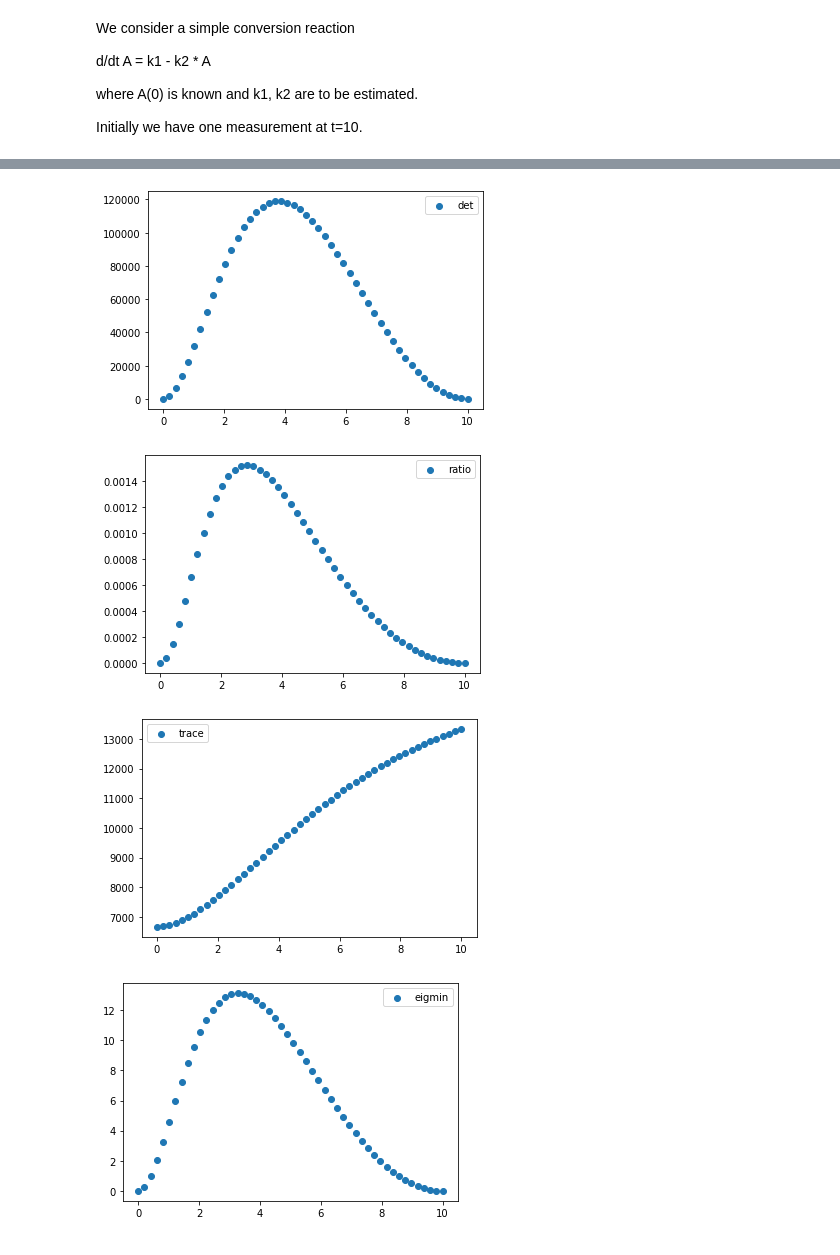
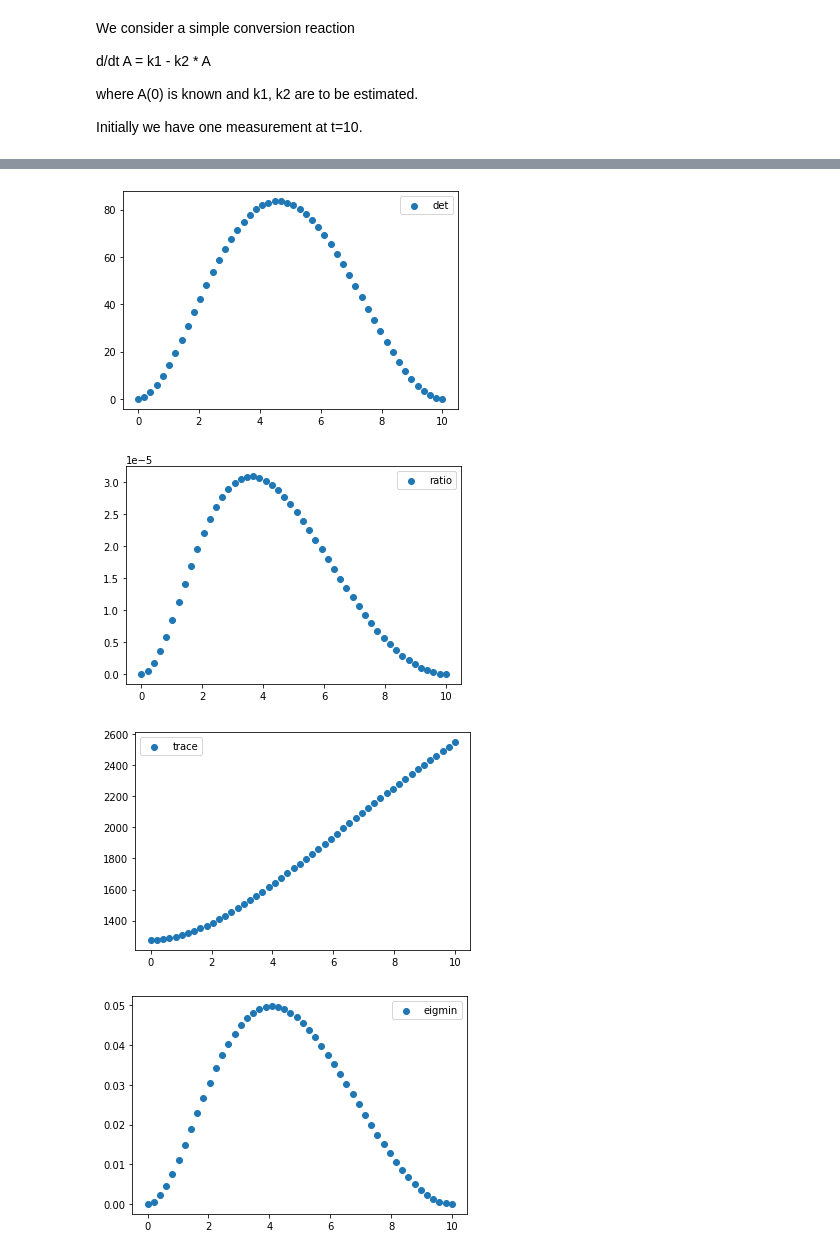
Before and after one commit to ICB-DCM/pyPESTO, a Jupyter notebook: doc/example/optdesign/example.ipynb, the cells around one changed output, grey strips where cells are left out. Saved outputs shown, nothing was run; the diff lists cells and outputs as text; code cells hidden in the pictures.

```diff
--- a/doc/example/optdesign/example.ipynb
+++ b/doc/example/optdesign/example.ipynb
@@ -70,19 +72,25 @@ plt.legend()
 # %%
 # create list of possible new measurement times to test
 
-problem_list = []
-grid = np.linspace(0,10,50)
+n_experiments = 50
+experiment_list = []
+grid = np.linspace(0,10,n_experiments)
 for index, time  in enumerate(grid):
     dict = {'id': index,
-     'condition_df': ['c1'],
-     'observable_df': None,
-     'measurement_df': ['obs_a', 'c1', time, float('NaN'), 0.02]}
-    problem_list.append(dict)
+            'condition_df': None,
+            'observable_df': None,
+            'measurement_df': pd.DataFrame([['obs_a', 'c0', time, float('NaN'), 0.02]],
+                                           columns=petab_problem.measurement_df.columns)}
+
+    experiment_list.append(dict)
 # %%
 # create problem
 
-design_problem = optdesign.DesignProblem(problem_list=problem_list, n_optimize_runs=10, n_cond_to_add=1, problem=problem,
-                                         petab_problem=importer.petab_problem, model=problem.objective.amici_model, result=result)
+design_problem = optdesign.DesignProblem(experiment_list=experiment_list,
+                                         problem=problem,
+                                         petab_problem=importer.petab_problem,
+                                         model=problem.objective.amici_model,
+                                         result=result)
 # %%
 # Consider the eigenvalues of the initial setting
 
@@ -105,21 +114,34 @@ Parameters obtained from history and optimizer do not match: [-1.32245783 -0.976
 # %%
 # visualise the criteria values at different time points
 import matplotlib.pyplot as plt
 
 plt.scatter(grid, design_result.get_criteria_values('det'), label='det')
 plt.legend()
 plt.show()
 plt.scatter(grid, design_result.get_criteria_values('ratio'), label='ratio')
 plt.legend()
 plt.show()
 plt.scatter(grid, design_result.get_criteria_values('trace'), label='trace')
 plt.legend()
 plt.show()
 plt.scatter(grid, design_result.get_criteria_values('eigmin'), label='eigmin')
 plt.legend()
 plt.show()
+if design_problem.const_for_hess is not None:
+    plt.scatter(grid, design_result.get_criteria_values('det_modified'), label='det_modified')
+    plt.legend()
+    plt.show()
+    plt.scatter(grid, design_result.get_criteria_values('ratio_modified'), label='ratio_modified')
+    plt.legend()
+    plt.show()
+    plt.scatter(grid, design_result.get_criteria_values('trace_modified'), label='trace_modified')
+    plt.legend()
+    plt.show()
+    plt.scatter(grid, design_result.get_criteria_values('eigmin_modified'), label='eigmin_modified')
+    plt.legend()
+    plt.show()
 # %% [output]
-[figure, old version]
+[figure, new version]
-[figure, old version]
+[figure, new version]
-[figure, old version]
+[figure, new version]
-[figure, old version]
+[figure, new version]
```
Also changed, not shown: parts of 13 cells of this notebook.
